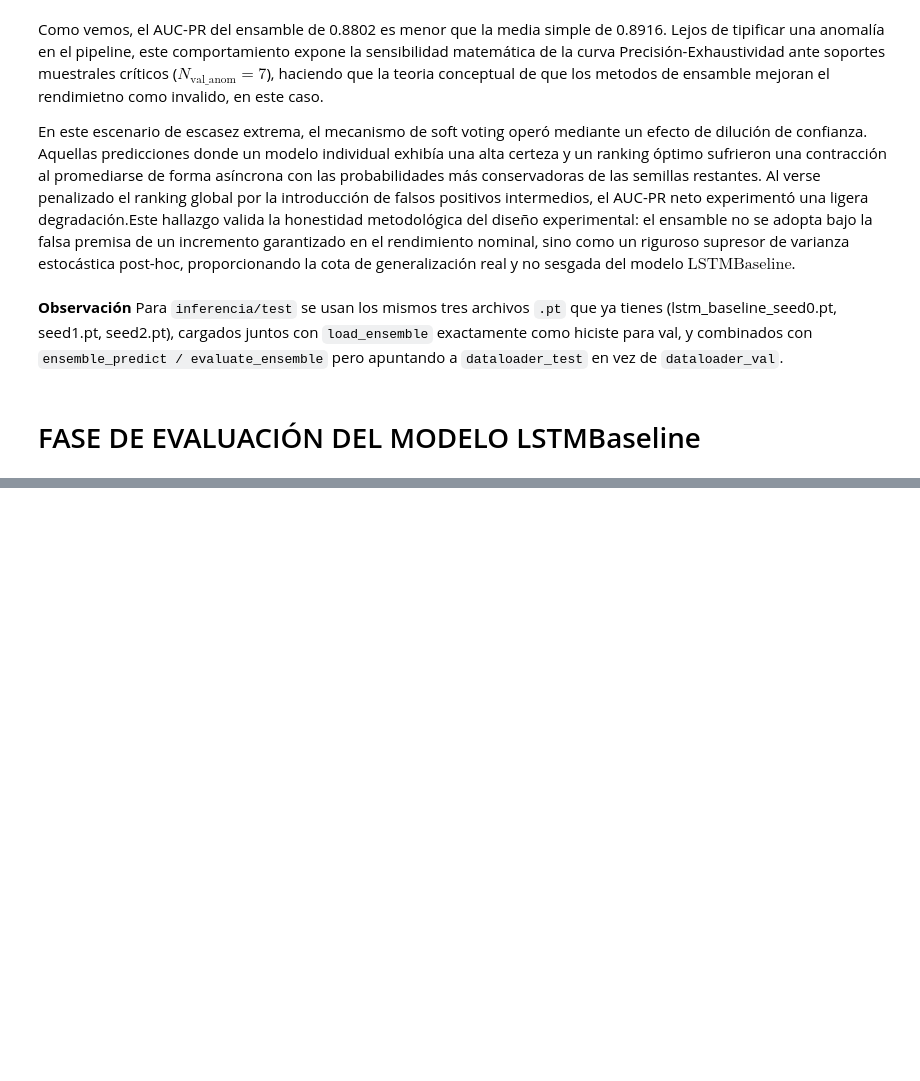
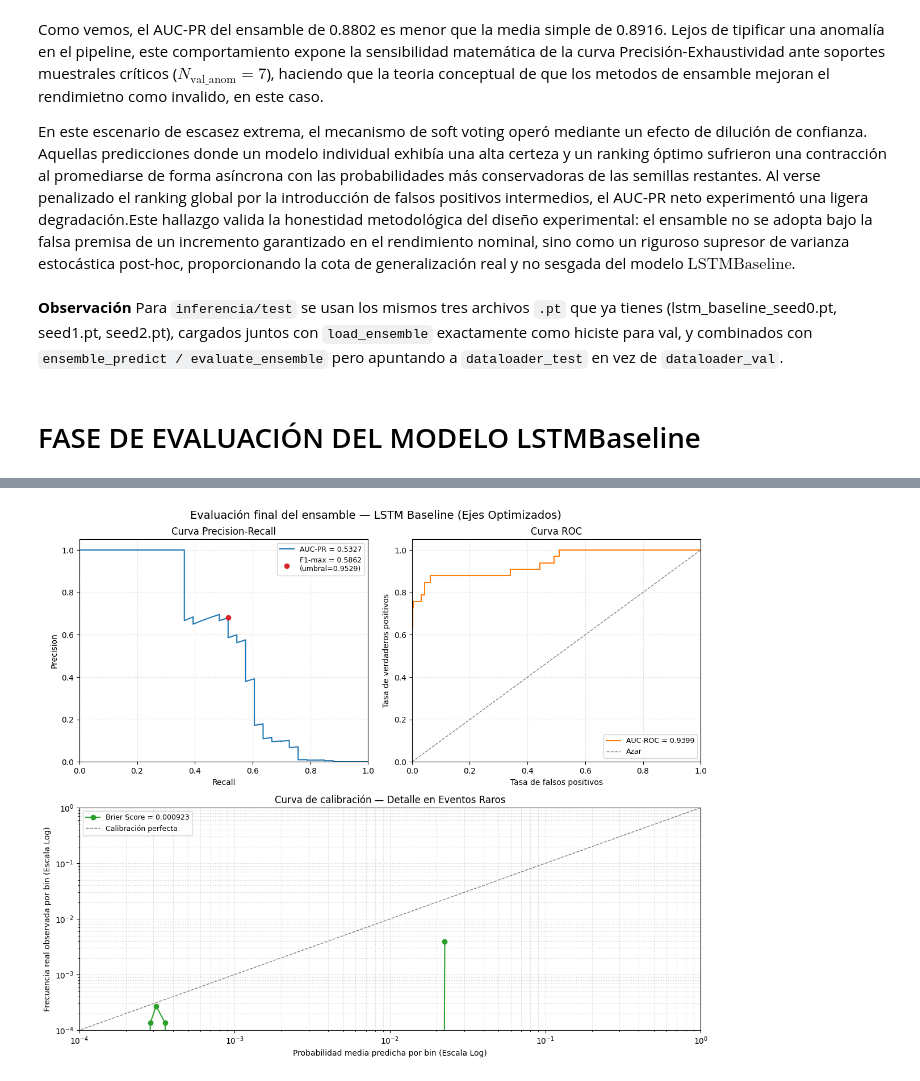
Before and after one commit to andrescarro192/tfm-financial_risk, a Jupyter notebook: notebooks/04_modelo_baseline.ipynb, the cells around one changed output, grey strips where cells are left out. Drawn from its saved outputs; the diff is of its cells as text; code cells hidden in the pictures; blank space fills up the shorter version.

Commit message:
feat: Modelo baseline completado

```diff
--- a/notebooks/04_modelo_baseline.ipynb
+++ b/notebooks/04_modelo_baseline.ipynb
@@ -1312,0 +1300,10 @@ __Observación__ Para `inferencia/test` se usan los mismos tres archivos `.pt` q
+# %%
+from src.utils.temporal_sequences import  build_sequences_evaluation, verificar_secuencias_evaluacion
+
+
+sequences_eval_padding = build_sequences_evaluation(
+    df=emb_eval_padding, cols_emb=cols_emb,
+    window_len=WINDOW_LENGTH, stride=STRIDE,
+)
+
+verificar_secuencias_evaluacion(sequences_eval_padding, WINDOW_LENGTH, cols_emb)
@@ -1312,0 +1520,85 @@ __Observación__ Para `inferencia/test` se usan los mismos tres archivos `.pt` q
+# %%
+import numpy as np
+import matplotlib.pyplot as plt
+from sklearn.metrics import precision_recall_curve, roc_curve
+from sklearn.calibration import calibration_curve
+
+def plot_evaluation_summary(resultados_eval: dict, n_bins_calibracion: int = 10):
+    """
+    Resumen visual de 3 paneles para las métricas de evaluación final.
+    Corrige el problema de la doble visualización en entornos de notebooks.
+    """
+    probs = resultados_eval["probs"]
+    targets = resultados_eval["targets"]
+
+    precision, recall, _ = precision_recall_curve(targets, probs)
+    fpr, tpr, _ = roc_curve(targets, probs)
+
+    p, r = precision[:-1], recall[:-1]
+    denom = p + r
+    f1_curve = np.where(denom > 0, 2 * p * r / np.where(denom == 0, 1, denom), 0.0)
+    f1_idx = f1_curve.argmax()
+
+    # Usamos un mosaico para definir 2 gráficos arriba y 1 abajo centrado
+    fig, axs = plt.subplot_mosaic(
+        [["pr", "roc"],
+         ["calib", "calib"]],  # 'calib' ocupará todo el ancho de la segunda fila
+        figsize=(12, 10)
+    )
+
+    # ----------- Panel 1: Precision-Recall -----------
+    ax = axs["pr"]
+    ax.plot(recall, precision, color="C0", lw=1.5, label=f"AUC-PR = {resultados_eval['auc_pr']:.4f}")
+    ax.scatter(r[f1_idx], p[f1_idx], color="C3", zorder=5,
+               label=f"F1-max = {resultados_eval['f1_max']:.4f}\n(umbral={resultados_eval['f1_max_threshold']:.4f})")
+    ax.set_xlabel("Recall")
+    ax.set_ylabel("Precision")
+    ax.set_title("Curva Precision-Recall")
+    ax.legend(loc="upper right", fontsize=9)
+    ax.set_xlim(0, 1)
+    ax.set_ylim(0, 1.05)
+    ax.grid(True, linestyle=":", alpha=0.6)
+
+    # ----------- Panel 2: ROC -----------
+    ax = axs["roc"]
+    ax.plot(fpr, tpr, color="C1", lw=1.5, label=f"AUC-ROC = {resultados_eval['auc_roc']:.4f}")
+    ax.plot([0, 1], [0, 1], color="gray", lw=1, linestyle="--", label="Azar")
+    ax.set_xlabel("Tasa de falsos positivos")
+    ax.set_ylabel("Tasa de verdaderos positivos")
+    ax.set_title("Curva ROC")
+    ax.legend(loc="lower right", fontsize=9)
+    ax.set_xlim(0, 1)
+    ax.set_ylim(0, 1.05)
+    ax.grid(True, linestyle=":", alpha=0.6)
+
+    # ----------- Panel 3: Calibración Mejorada (Escala Logarítmica) -----------
+    ax = axs["calib"]
+    prob_true, prob_pred = calibration_curve(targets, probs, n_bins=n_bins_calibracion, strategy="quantile")
+
+    ax.plot(prob_pred, prob_true, marker="o", color="C2", lw=1.5,
+             label=f"Brier Score = {resultados_eval['brier_score']:.6f}")
+    ax.plot([0, 1], [0, 1], color="gray", lw=1, linestyle="--", label="Calibración perfecta")
+
+    # MEJORA CRÍTICA: Cambiar ejes a escala logarítmica para expandir la zona baja
+    ax.set_xscale("log")
+    ax.set_yscale("log")
+
+    # Forzar límites que muestren desde los bines más pequeños hasta el 1.0
+    # Ajusta el límite inferior (ej. 1e-4 o 1e-3) según donde empiece tu primer bin predicho
+    ax.set_xlim(1e-4, 1.0)
+    ax.set_ylim(1e-4, 1.0)
+
+    ax.set_xlabel("Probabilidad media predicha por bin (Escala Log)")
+    ax.set_ylabel("Frecuencia real observada por bin (Escala Log)")
+    ax.set_title("Curva de calibración — Detalle en Eventos Raros")
+    ax.legend(loc="upper left", fontsize=9)
+    ax.grid(True, which="both", linestyle=":", alpha=0.6) # 'which="both"' añade rejilla a sub-líneas logarítmicas
+
+    fig.suptitle("Evaluación final del ensamble — LSTM Baseline (Ejes Optimizados)", fontsize=14, y=0.98)
+    fig.tight_layout()
+
+    return fig
+
+plot_evaluation_summary(resultados_eval);
+# %% [output]
+[figure, added]
```
Also changed, not shown: parts of 63 cells of this notebook.
